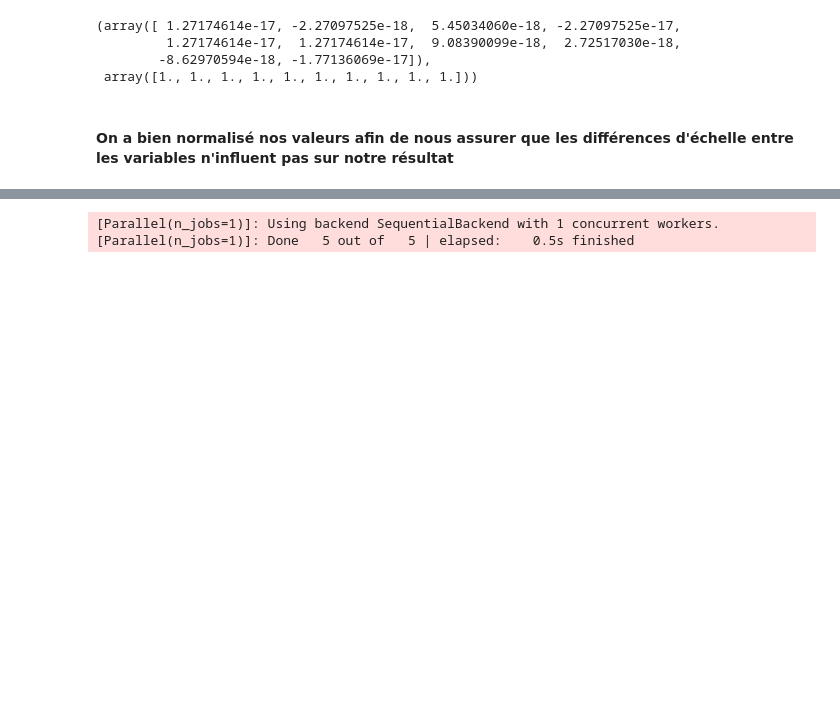
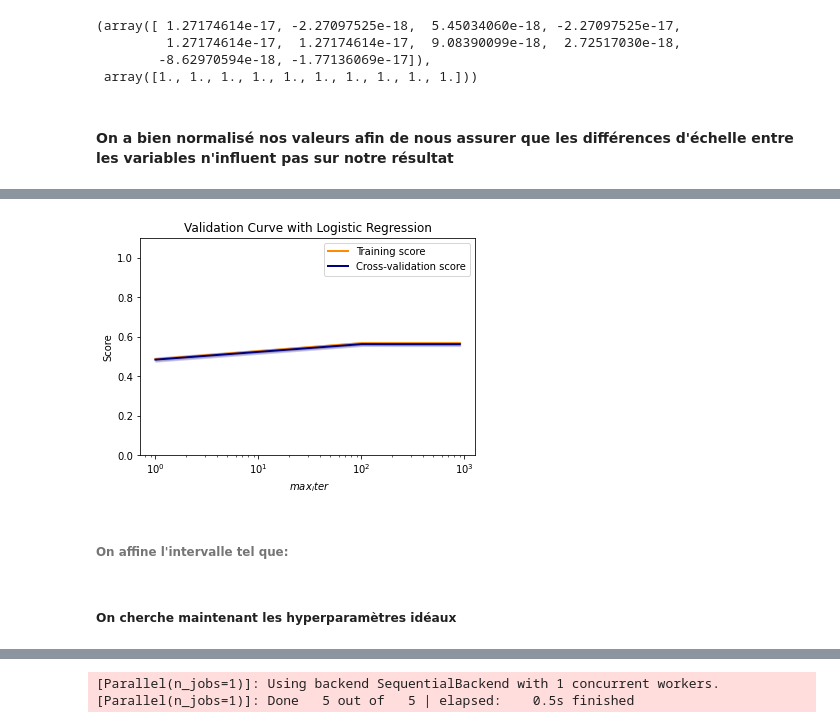
Before and after one commit to QuentinGABOT/Projet-Python, a Jupyter notebook: Projet Python.ipynb, the cells around one changed output, grey strips where cells are left out. Saved outputs shown, nothing was run; the diff lists cells and outputs as text; code cells hidden in the pictures; blank space fills up the shorter version.

```diff
--- a/Projet Python.ipynb
+++ b/Projet Python.ipynb
@@ -157,0 +251,10 @@ def train_model(model, params, X, y):
+# %%
+lr_max_iter_train_score, lr_max_iter_test_score = validation_curve(lr_model, x_train, y_train,
+                       'max_iter', max_iter_range,
+                       verbose=1)
+
+lr_max_iter_train_score_mean = np.mean(lr_max_iter_train_score, axis=1)
+lr_max_iter_train_score_std = np.std(lr_max_iter_train_score, axis=1)
+
+lr_max_iter_test_score_mean = np.mean(lr_max_iter_test_score, axis=1)
+lr_max_iter_test_score_std = np.std(lr_max_iter_test_score, axis=1)
@@ -157,0 +279,22 @@ def train_model(model, params, X, y):
+# %%
+plt.title("Validation Curve with Logistic Regression")
+plt.xlabel(r"$\ max_iter$")
+plt.ylabel("Score")
+plt.ylim(0.0, 1.1)
+lw = 2
+plt.semilogx(max_iter_range, lr_max_iter_train_score_mean, label="Training score",
+             color="darkorange", lw=lw)
+plt.fill_between(max_iter_range, lr_max_iter_train_score_mean - lr_max_iter_train_score_std,
+                 lr_max_iter_train_score_mean + lr_max_iter_train_score_std, alpha=0.2,
+                 color="darkorange", lw=lw)
+plt.semilogx(max_iter_range, lr_max_iter_test_score_mean, label="Cross-validation score",
+             color="navy", lw=lw)
+plt.fill_between(max_iter_range, lr_max_iter_test_score_mean - lr_max_iter_test_score_std,
+                 lr_max_iter_test_score_mean + lr_max_iter_test_score_std, alpha=0.2,
+                 color="navy", lw=lw)
+plt.legend(loc="best")
+plt.show()
+# %% [output]
+[figure, added]
+# %% [markdown]
+###### On affine l'intervalle tel que:
@@ -157,0 +303,2 @@ def train_model(model, params, X, y):
+# %% [markdown]
+##### On cherche maintenant les hyperparamètres idéaux
```
Also changed, not shown: parts of 104 cells of this notebook.
